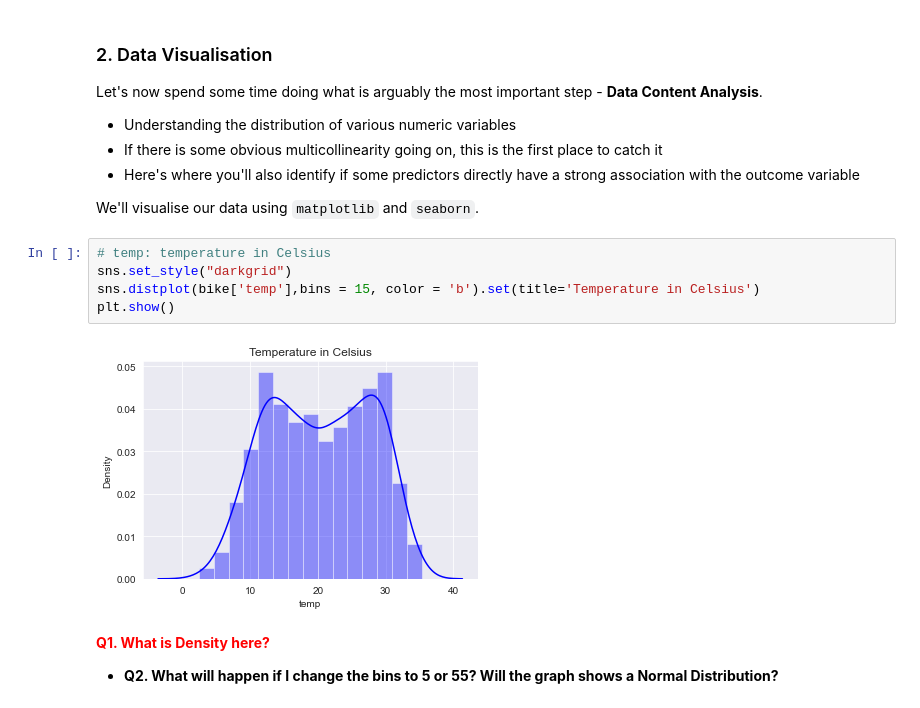
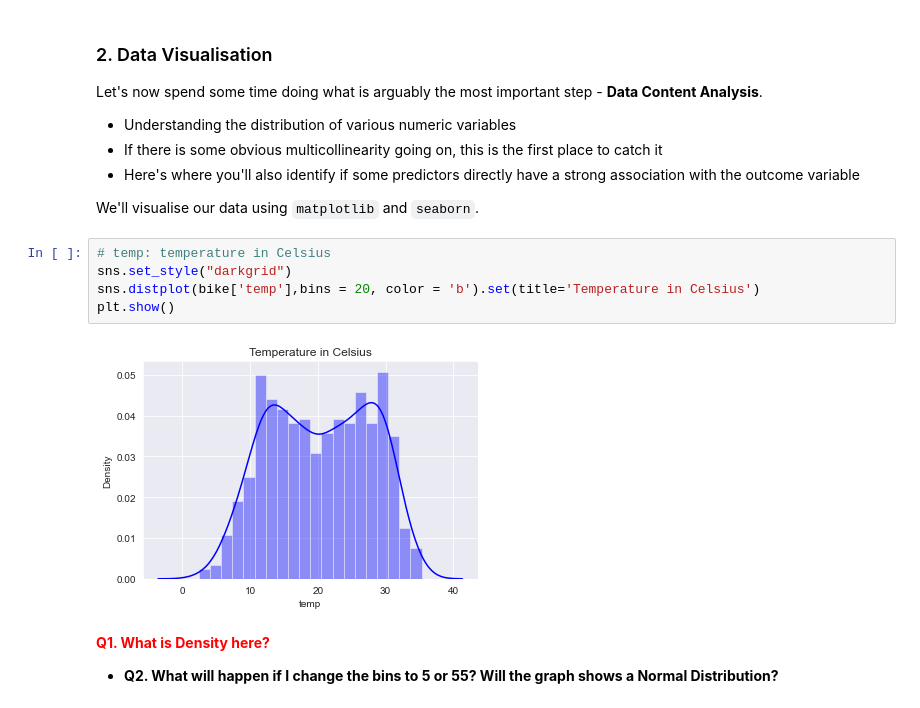
Before and after one commit to kg-shambhu/BoomBikes, a Jupyter notebook: BoomBikes - Linear Regression.ipynb, the cells around one changed output. Cells and saved outputs as stored; diff of their text form.

```diff
--- a/BoomBikes - Linear Regression.ipynb
+++ b/BoomBikes - Linear Regression.ipynb
@@ -266,10 +266,10 @@ We'll visualise our data using `matplotlib` and `seaborn`.
 # %%
 # temp: temperature in Celsius
 sns.set_style("darkgrid")
-sns.distplot(bike['temp'],bins = 15, color = 'b').set(title='Temperature in Celsius')
+sns.distplot(bike['temp'],bins = 20, color = 'b').set(title='Temperature in Celsius')
 plt.show()
 # %% [output]
-[figure, old version]
+[figure, new version]
 # %% [markdown]
 <font color='red'> **Q1. What is Density here?**</font>
 - **Q2. What will happen if I change the bins to 5 or 55? Will the graph shows a Normal Distribution?**
```
Also changed, not shown: parts of 37 cells of this notebook.
